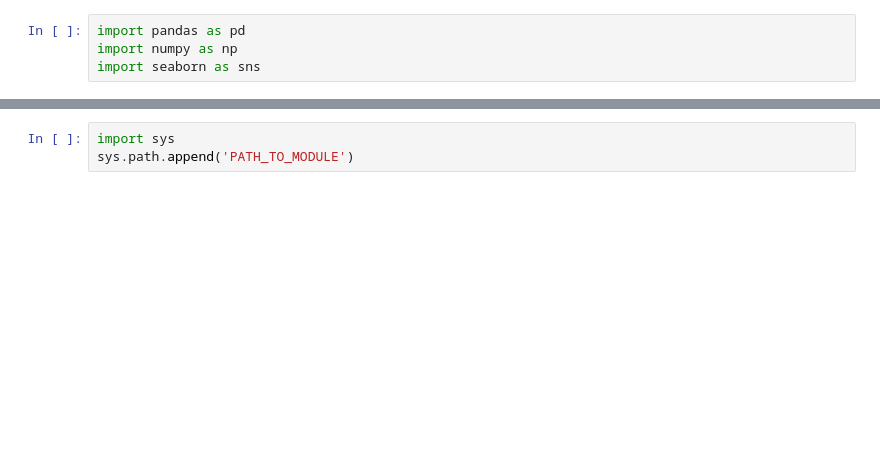
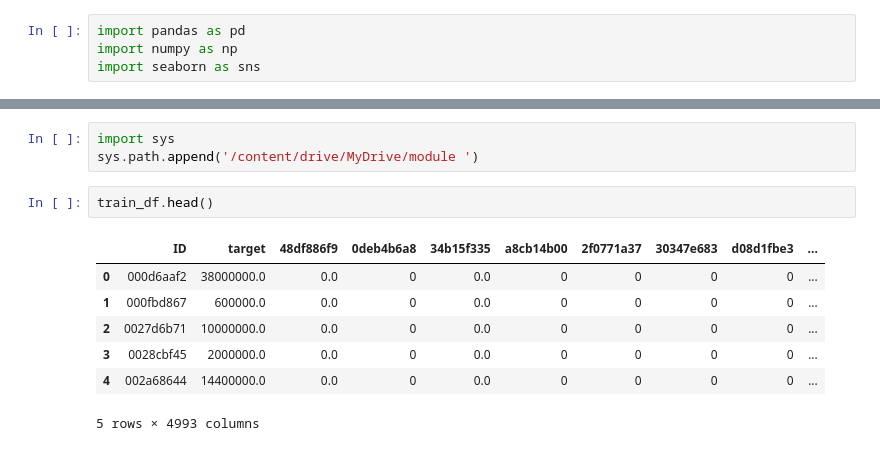
Before and after one commit to K7chyp/Kaggle_Value_Prediction_Challenge, a Jupyter notebook: Kaggle_Value_Prediction_Challenge.ipynb, the cells around one changed output, grey strips where cells are left out. Saved outputs shown, nothing was run; the diff lists cells and outputs as text; blank space fills up the shorter version.

```diff
--- a/Kaggle_Value_Prediction_Challenge.ipynb
+++ b/Kaggle_Value_Prediction_Challenge.ipynb
@@ -14,5 +14,15 @@ test_df = pd.read_csv('/test.csv')
 Drive already mounted at /content/drive; to attempt to forcibly remount, call drive.mount("/content/drive", force_remount=True).
 # %%
 import sys
-sys.path.append('PATH_TO_MODULE')
+sys.path.append('/content/drive/MyDrive/module ')
+# %%
+train_df.head()
+# %% [output]
+|  | ID | target | 48df886f9 | 0deb4b6a8 | 34b15f335 | a8cb14b00 | 2f0771a37 | 30347e683 | d08d1fbe3 | ... |
+| 0 | 000d6aaf2 | 38000000.0 | 0.0 | 0 | 0.0 | 0 | 0 | 0 | 0 | ... |
+| 1 | 000fbd867 | 600000.0 | 0.0 | 0 | 0.0 | 0 | 0 | 0 | 0 | ... |
+| 2 | 0027d6b71 | 10000000.0 | 0.0 | 0 | 0.0 | 0 | 0 | 0 | 0 | ... |
+| 3 | 0028cbf45 | 2000000.0 | 0.0 | 0 | 0.0 | 0 | 0 | 0 | 0 | ... |
+| 4 | 002a68644 | 14400000.0 | 0.0 | 0 | 0.0 | 0 | 0 | 0 | 0 | ... |
+5 rows × 4993 columns
 # %%
```
Also changed, not shown: parts of 7 cells of this notebook.
